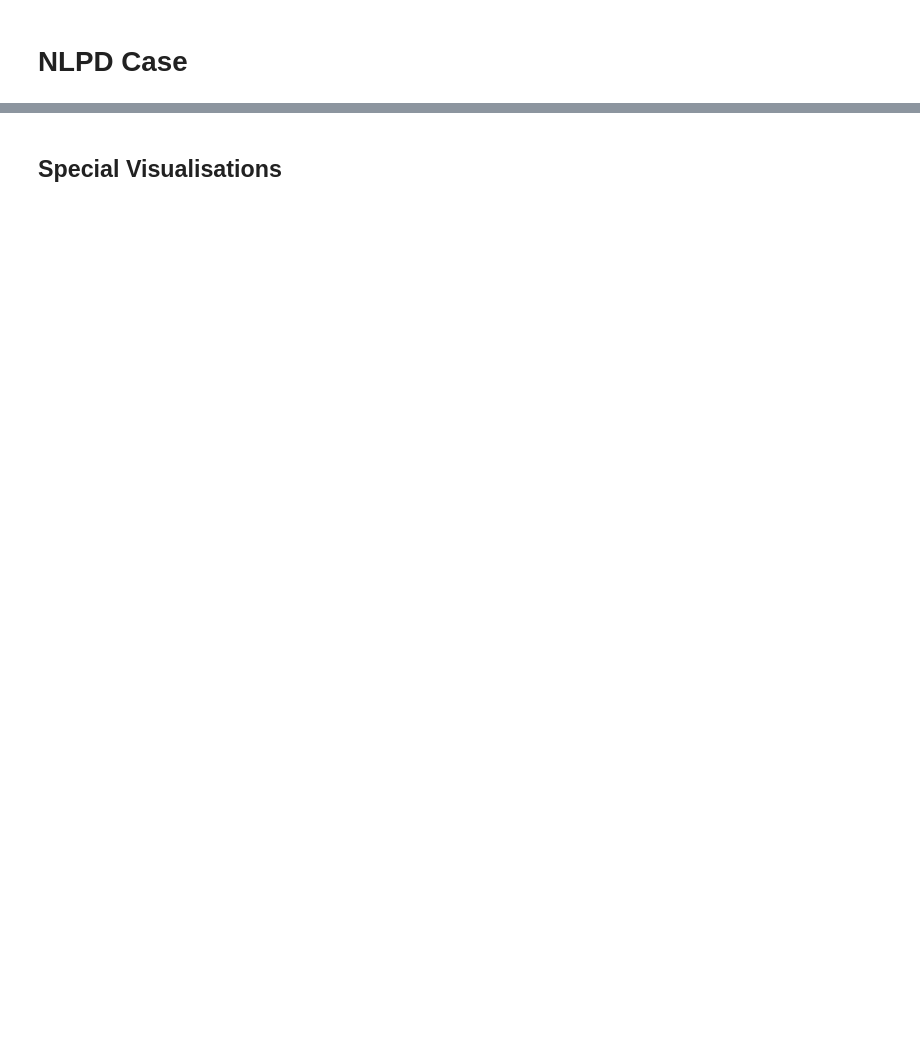
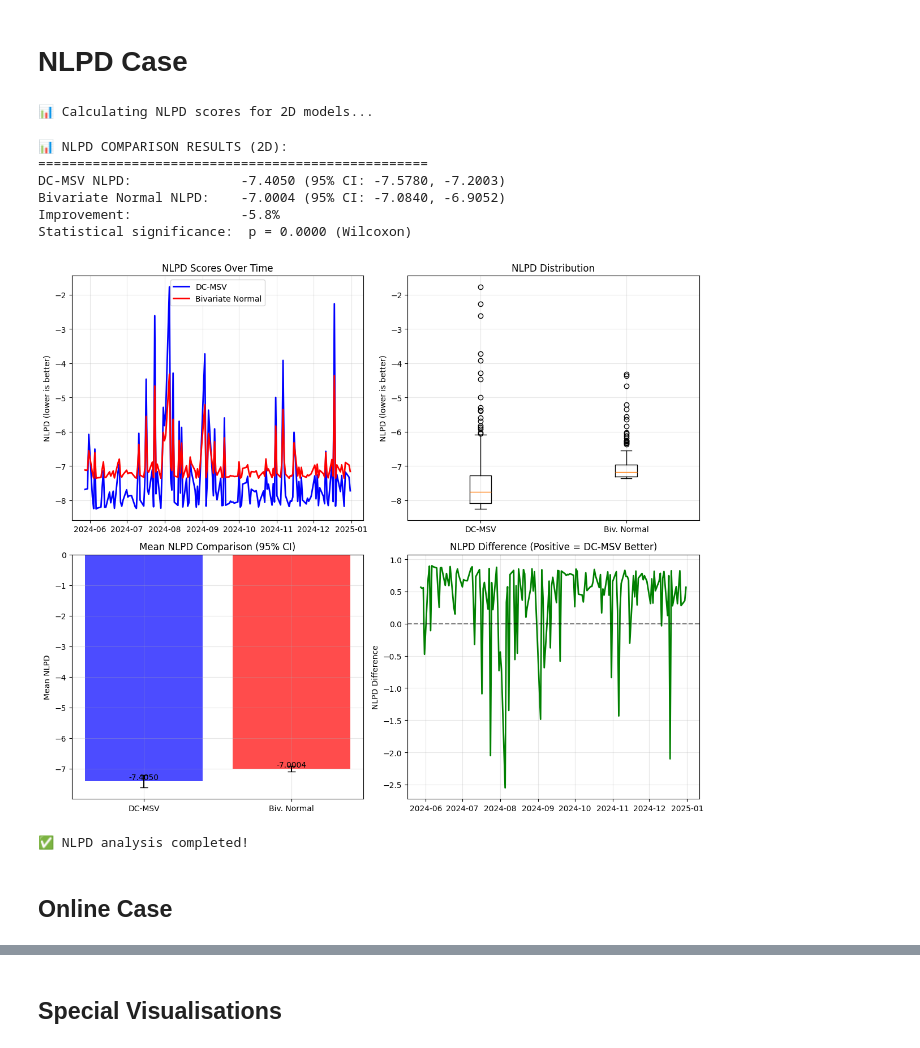
Before and after one commit to designed7000/UCL-Research-Project, a Jupyter notebook: week 2/2d_pipeline.ipynb, the cells around one changed output, grey strips where cells are left out. Cells and saved outputs as stored; diff of their text form; code cells hidden in the pictures; blank space fills up the shorter version.

Commit message:
done with 2d case

```diff
--- a/week 2/2d_pipeline.ipynb
+++ b/week 2/2d_pipeline.ipynb
@@ -291,19 +292,26 @@ class DC_MSV(ssm.StateSpaceModel):
         self.Sigma = np.diag([sigma_eta1**2, sigma_eta2**2, sigma_rho**2])
 
     def px0(self):
-        return ssm.MultivariateNormal(mean=[self.mu1, self.mu2, self.psi0], cov=np.eye(3))
+        return ssm.MvNormal(mean=np.array([self.mu1, self.mu2, self.psi0]), cov=np.eye(3))
 
     def px(self, t, xp):
         mean = self.a + np.dot(self.B, xp.T).T
-        return ssm.MultivariateNormal(mean=mean, cov=self.Sigma)
+        return ssm.MvNormal(mean=mean, cov=self.Sigma)
 
     def py(self, t, x):
         h1, h2, q = x[:, 0], x[:, 1], x[:, 2]
         rho = (np.exp(q) - 1) / (np.exp(q) + 1)
-        Omega = np.array([np.exp(h1 / 2), np.exp(h2 / 2)]).T
-        Sigma_eps = np.array([[1, rho], [rho, 1]])
-        cov = Omega[:, None] * Sigma_eps * Omega[:, :, None]
-        return ssm.MultivariateNormal(mean=np.zeros(2), cov=cov)
+        Omega = np.column_stack([np.exp(h1 / 2), np.exp(h2 / 2)])
+
+        N = len(rho)
+        Sigma_eps = np.empty((N, 2, 2))
+        Sigma_eps[:, 0, 0] = 1
+        Sigma_eps[:, 1, 1] = 1
+        Sigma_eps[:, 0, 1] = rho
+        Sigma_eps[:, 1, 0] = rho
+
+        cov = Omega[:, :, None] * Sigma_eps * Omega[:, None, :]
+        return ssm.VaryingCovNormal(mean=np.zeros((N, 2)), cov=cov)
 # %% [markdown]
 ## B-Scholes alternative (bivariate normal)
 # %%
@@ -1078,3 +1108,23 @@ def compare_nlpd_scores_2d(dc_msv_nlpd, baseline_nlpd, test_df):
         'improvement': improvement,
         'p_value': p_value
     }
+# %%
+# Example usage
+# Assuming previous definitions: train_array_decimal, test_array_decimal, baseline_model, results['samples']
+print("📊 Calculating NLPD scores for 2D models...")
+baseline_nlpd = calculate_nlpd_2d(test_array_decimal, 'bivariate_normal', baseline_model=baseline_model)
+dc_msv_nlpd = calculate_nlpd_2d(test_array_decimal, 'dc_msv', mcmc_samples=results['samples'])
+nlpd_comparison_2d = compare_nlpd_scores_2d(dc_msv_nlpd, baseline_nlpd, test_df)
+print(f"\n✅ NLPD analysis completed!")
+# %% [output]
+📊 Calculating NLPD scores for 2D models...
+📊 NLPD COMPARISON RESULTS (2D):
+==================================================
+DC-MSV NLPD:              -7.4050 (95% CI: -7.5780, -7.2003)
+Bivariate Normal NLPD:    -7.0004 (95% CI: -7.0840, -6.9052)
+Improvement:              -5.8%
+Statistical significance:  p = 0.0000 (Wilcoxon)
+[figure, added]
+✅ NLPD analysis completed!
+# %% [markdown]
+## Online Case
```
Also changed, not shown: parts of 17 cells of this notebook, 1 other file.
